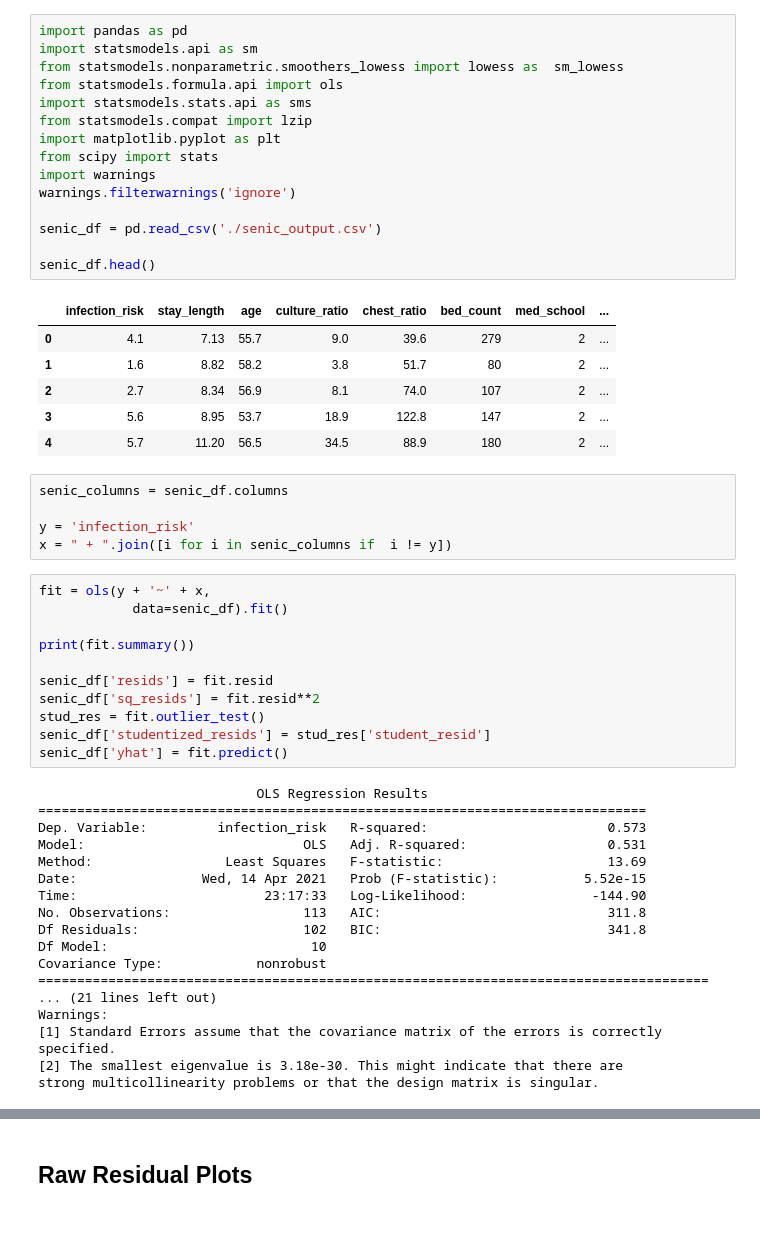
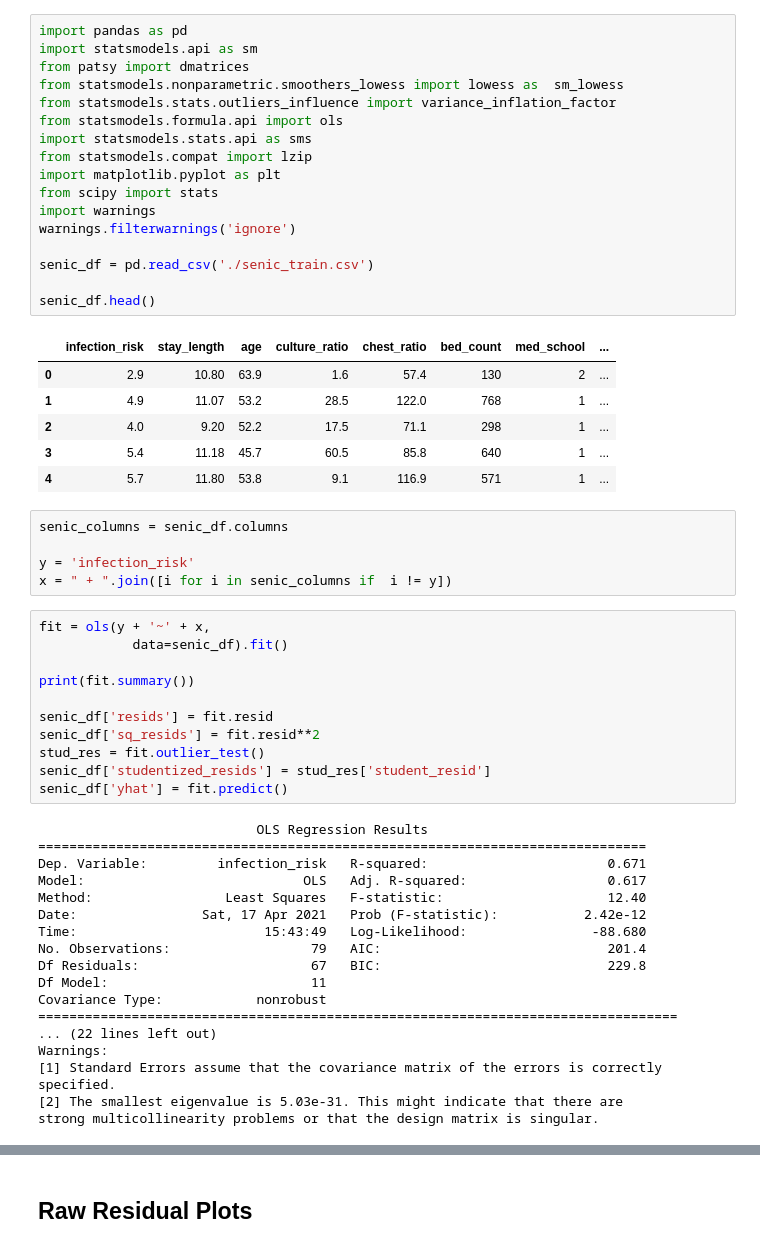
Before and after one commit to datagarret/linear_regression_project, a Jupyter notebook: SENIC Initial Regression.ipynb, the cells around one changed output, grey strips where cells are left out. Saved outputs shown, nothing was run; the diff lists cells and outputs as text.

```diff
--- a/SENIC Initial Regression.ipynb
+++ b/SENIC Initial Regression.ipynb
@@ -1,25 +1,27 @@
 # %%
 import pandas as pd
 import statsmodels.api as sm
+from patsy import dmatrices
 from statsmodels.nonparametric.smoothers_lowess import lowess as  sm_lowess
+from statsmodels.stats.outliers_influence import variance_inflation_factor
 from statsmodels.formula.api import ols
 import statsmodels.stats.api as sms
 from statsmodels.compat import lzip
 import matplotlib.pyplot as plt
 from scipy import stats
 import warnings
 warnings.filterwarnings('ignore')
 
-senic_df = pd.read_csv('./senic_output.csv')
+senic_df = pd.read_csv('./senic_train.csv')
 
 senic_df.head()
 # %% [output]
 |  | infection_risk | stay_length | age | culture_ratio | chest_ratio | bed_count | med_school | ... |
-| 0 | 4.1 | 7.13 | 55.7 | 9.0 | 39.6 | 279 | 2 | ... |
-| 1 | 1.6 | 8.82 | 58.2 | 3.8 | 51.7 | 80 | 2 | ... |
-| 2 | 2.7 | 8.34 | 56.9 | 8.1 | 74.0 | 107 | 2 | ... |
-| 3 | 5.6 | 8.95 | 53.7 | 18.9 | 122.8 | 147 | 2 | ... |
-| 4 | 5.7 | 11.20 | 56.5 | 34.5 | 88.9 | 180 | 2 | ... |
+| 0 | 2.9 | 10.80 | 63.9 | 1.6 | 57.4 | 130 | 2 | ... |
+| 1 | 4.9 | 11.07 | 53.2 | 28.5 | 122.0 | 768 | 1 | ... |
+| 2 | 4.0 | 9.20 | 52.2 | 17.5 | 71.1 | 298 | 1 | ... |
+| 3 | 5.4 | 11.18 | 45.7 | 60.5 | 85.8 | 640 | 1 | ... |
+| 4 | 5.7 | 11.80 | 53.8 | 9.1 | 116.9 | 571 | 1 | ... |
 # %%
 senic_columns = senic_df.columns
 
@@ -39,20 +41,20 @@ senic_df['yhat'] = fit.predict()
 # %% [output]
                             OLS Regression Results
 ==============================================================================
-Dep. Variable:         infection_risk   R-squared:                       0.573
-Model:                            OLS   Adj. R-squared:                  0.531
-Method:                 Least Squares   F-statistic:                     13.69
-Date:                Wed, 14 Apr 2021   Prob (F-statistic):           5.52e-15
-Time:                        23:17:33   Log-Likelihood:                -144.90
-No. Observations:                 113   AIC:                             311.8
-Df Residuals:                     102   BIC:                             341.8
-Df Model:                          10
+Dep. Variable:         infection_risk   R-squared:                       0.671
+Model:                            OLS   Adj. R-squared:                  0.617
+Method:                 Least Squares   F-statistic:                     12.40
+Date:                Sat, 17 Apr 2021   Prob (F-statistic):           2.42e-12
+Time:                        15:43:49   Log-Likelihood:                -88.680
+No. Observations:                  79   AIC:                             201.4
+Df Residuals:                      67   BIC:                             229.8
+Df Model:                          11
 Covariance Type:            nonrobust
-======================================================================================
-... (21 lines left out)
+==================================================================================
+... (22 lines left out)
 Warnings:
 [1] Standard Errors assume that the covariance matrix of the errors is correctly specified.
-[2] The smallest eigenvalue is 3.18e-30. This might indicate that there are
+[2] The smallest eigenvalue is 5.03e-31. This might indicate that there are
 strong multicollinearity problems or that the design matrix is singular.
 # %%
 
```
Also changed, not shown: parts of 10 cells of this notebook, 3 other files.
